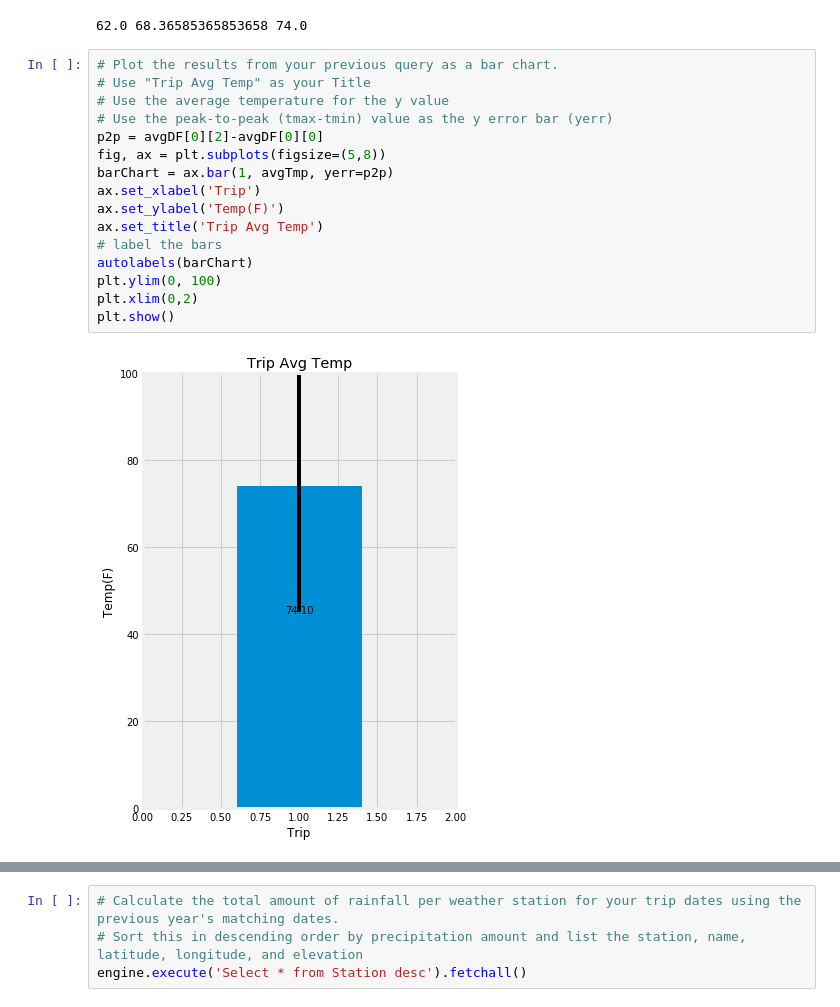
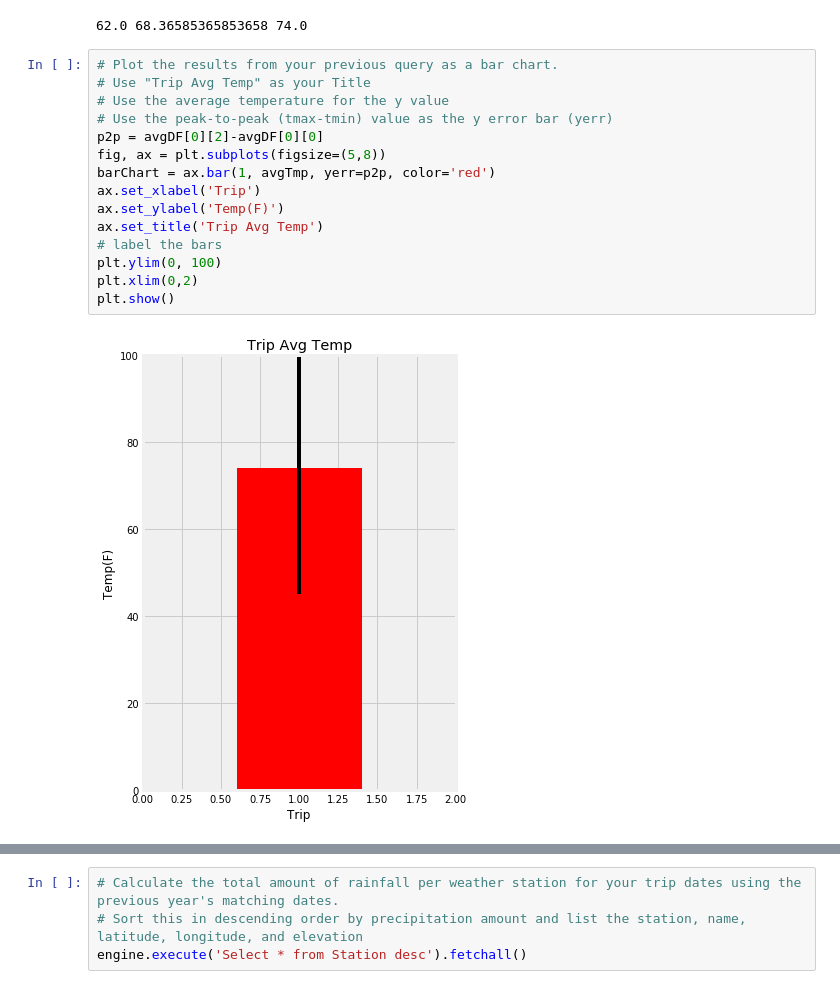
Before and after one commit to ButtonWalker/Home_Work10, a Jupyter notebook: climate_starter.ipynb, the cells around one changed output, grey strips where cells are left out. Saved outputs shown, nothing was run; the diff lists cells and outputs as text.

```diff
--- a/climate_starter.ipynb
+++ b/climate_starter.ipynb
@@ -213,21 +213,20 @@ avgTmp = avgDF[0][1]
 # %%
 # Plot the results from your previous query as a bar chart.
 # Use "Trip Avg Temp" as your Title
 # Use the average temperature for the y value
 # Use the peak-to-peak (tmax-tmin) value as the y error bar (yerr)
 p2p = avgDF[0][2]-avgDF[0][0]
 fig, ax = plt.subplots(figsize=(5,8))
-barChart = ax.bar(1, avgTmp, yerr=p2p)
+barChart = ax.bar(1, avgTmp, yerr=p2p, color='red')
 ax.set_xlabel('Trip')
 ax.set_ylabel('Temp(F)')
 ax.set_title('Trip Avg Temp')
 # label the bars
-autolabels(barChart)
 plt.ylim(0, 100)
 plt.xlim(0,2)
 plt.show()
 # %% [output]
-[figure, old version]
+[figure, new version]
 # %%
 # %% [output]
 [interactive output not drawn]
```
Also changed, not shown: 1 other file.
